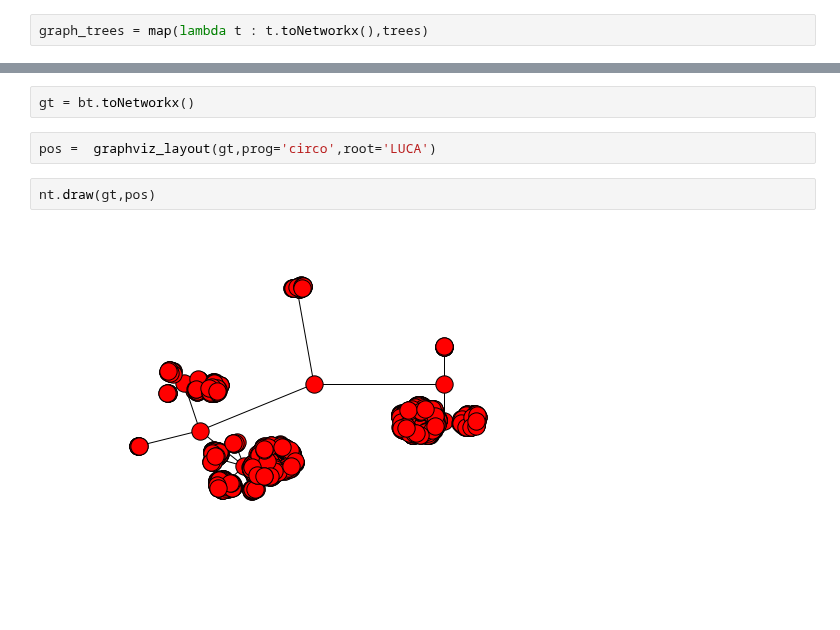
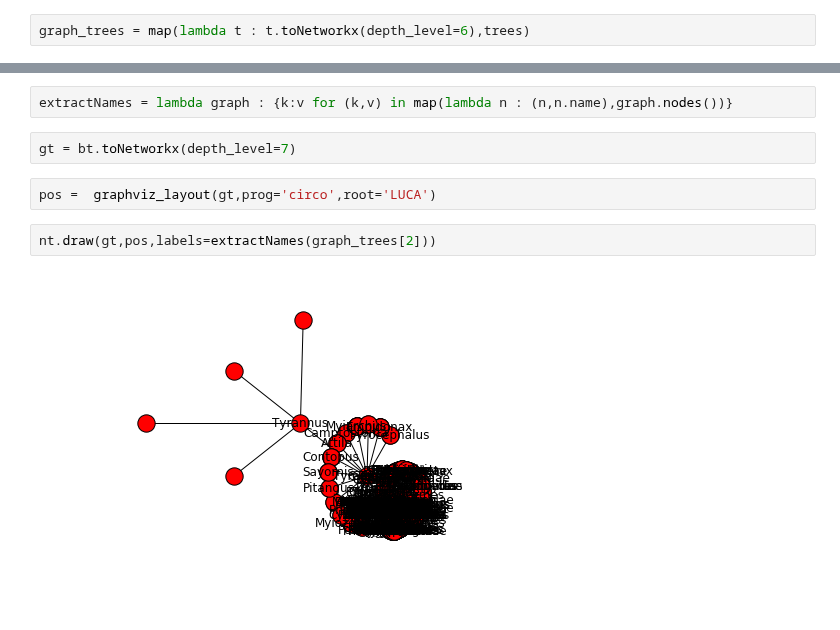
Before and after one commit to molgor/biospytial, a Jupyter notebook: ipython-notebooks/demos/Visualizing Graphs.ipynb, the cells around one changed output, grey strips where cells are left out. Cells and saved outputs as stored; diff of their text form; blank space fills up the shorter version.

Commit message:
Added visualization for subgraphs

```diff
--- a/ipython-notebooks/demos/Visualizing Graphs.ipynb
+++ b/ipython-notebooks/demos/Visualizing Graphs.ipynb
@@ -50,14 +50,16 @@ INFO Merging Trees
 # %% [markdown]
 ## Convert to a "Graph" instance to analyse
 # %%
-graph_trees = map(lambda t : t.toNetworkx(),trees)
+graph_trees = map(lambda t : t.toNetworkx(depth_level=6),trees)
 # %% [markdown]
 ## Convert the "big tree" to a Network instance
+# %%
+extractNames = lambda graph : {k:v for (k,v) in map(lambda n : (n,n.name),graph.nodes())}
 # %%
-gt = bt.toNetworkx()
+gt = bt.toNetworkx(depth_level=7)
 # %%
 pos =  graphviz_layout(gt,prog='circo',root='LUCA')
 # %%
-nt.draw(gt,pos)
+nt.draw(gt,pos,labels=extractNames(graph_trees[2]))
 # %% [output]
-[figure, old version]
+[figure, new version]
```
Also changed, not shown: parts of 1 cell of this notebook, 3 other files.
